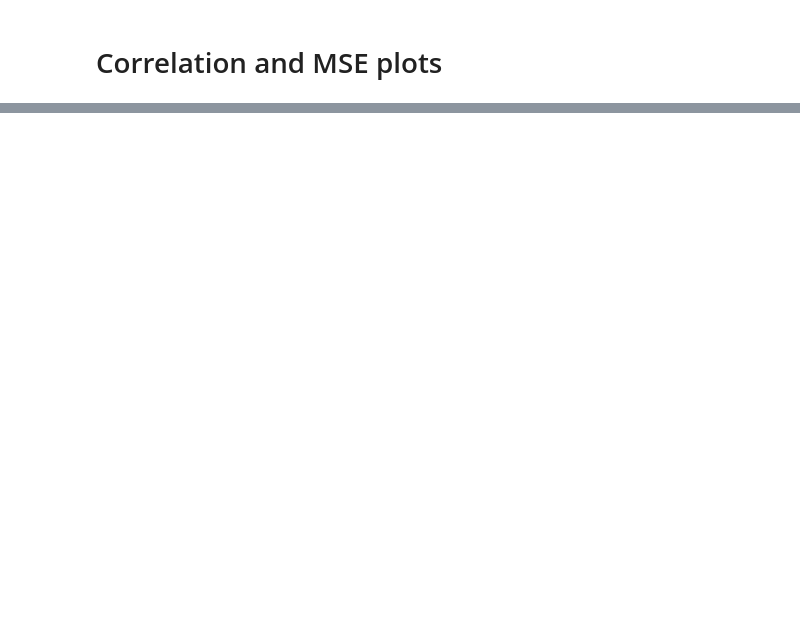
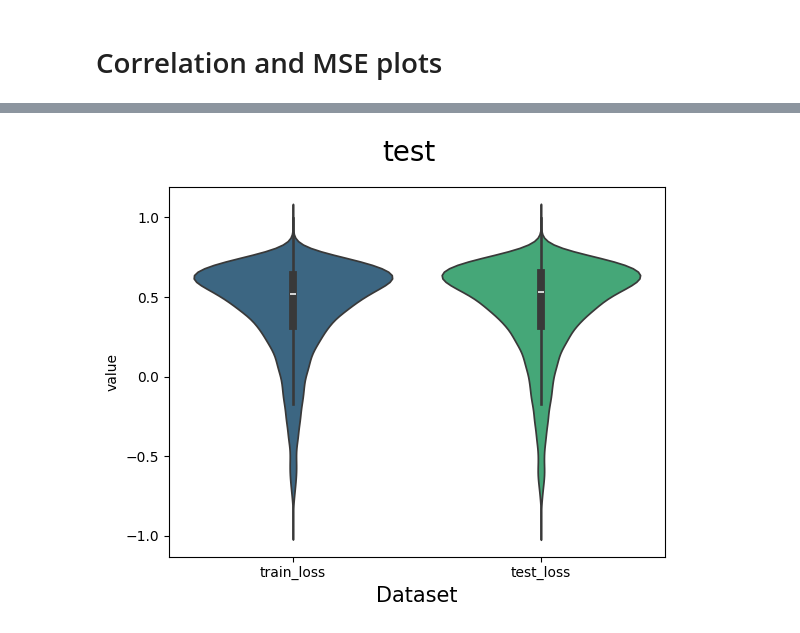
Before and after one commit to Alexander-Broadley/Zhang_lab_rotation, a Jupyter notebook: MML_model/model_evaluation/MML_results_plots.ipynb, the cells around one changed output, grey strips where cells are left out. Saved outputs shown, nothing was run; the diff lists cells and outputs as text; code cells hidden in the pictures; blank space fills up the shorter version.

```diff
--- a/MML_model/model_evaluation/MML_results_plots.ipynb
+++ b/MML_model/model_evaluation/MML_results_plots.ipynb
@@ -146,0 +65,4 @@ create_pearsons_violin(genewise_correlations, y_col='LogMSE', title = 'Genewise
+# %%
+create_pearsons_violin(from_train_losses, y_col = 'value', title = 'test', file_title = 'TEMP')
+# %% [output]
+[figure, added]
```
Also changed, not shown: parts of 26 cells of this notebook, 3 other files.
